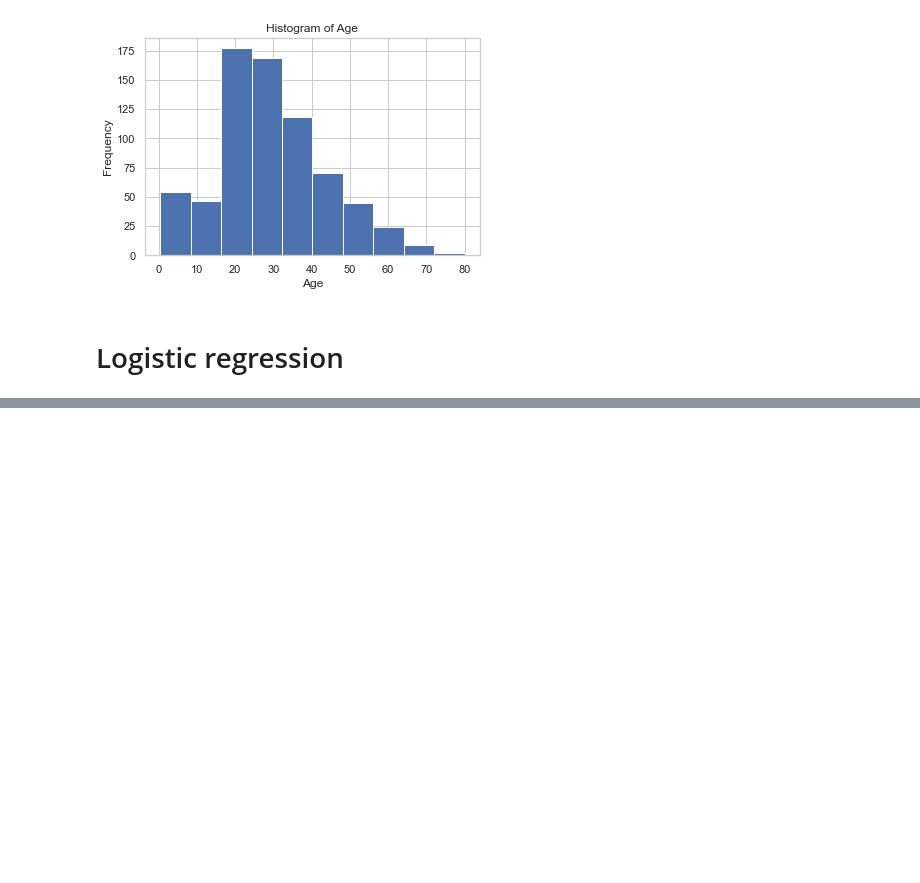
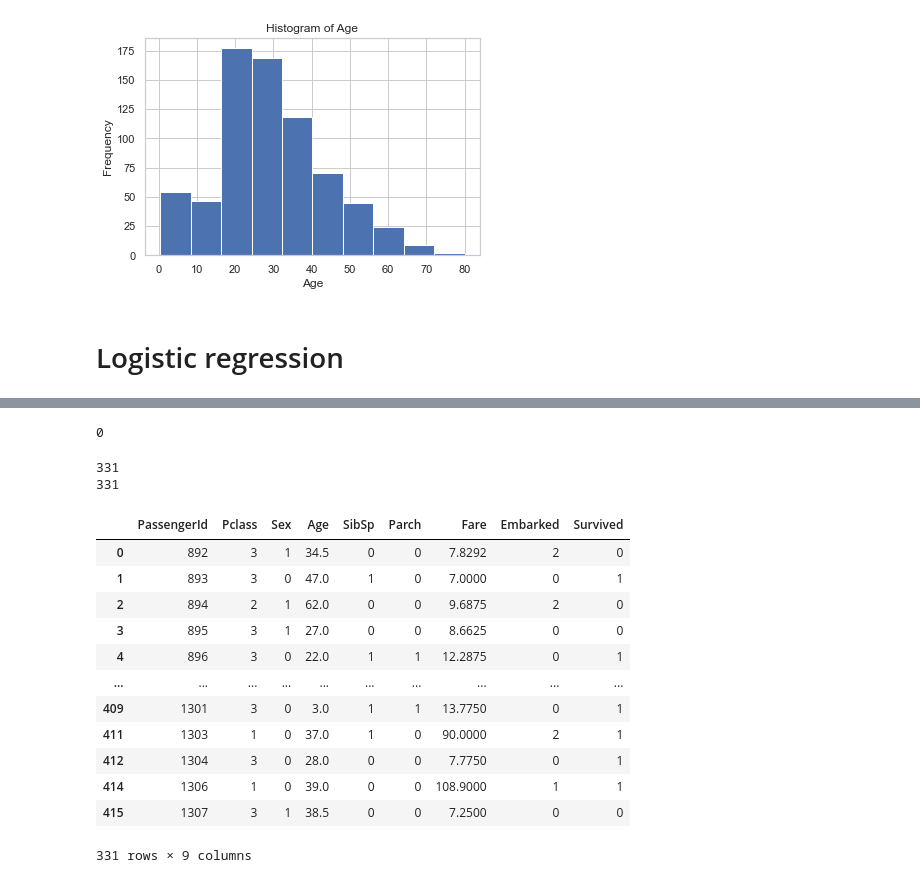
Before and after one commit to marjanilkov/kaggleTitanic, a Jupyter notebook: kaggle_titanic.ipynb, the cells around one changed output, grey strips where cells are left out. Drawn from its saved outputs; the diff is of its cells as text; code cells hidden in the pictures; blank space fills up the shorter version.

```diff
--- a/kaggle_titanic.ipynb
+++ b/kaggle_titanic.ipynb
@@ -217,0 +279,3 @@ ValueError: could not convert string to float: 'Braund, Mr. Owen Harris'
+# %%
+logreg = LogisticRegression()
+logreg.fit(X, y)
@@ -217,0 +293,7 @@ ValueError: could not convert string to float: 'Braund, Mr. Owen Harris'
+# %%
+testdf = pd.read_csv('test.csv')  # load the data
+testdf[testdf['Age'].isna()]
+testdf.dropna(subset = ["Age"], inplace=True)
+testdf.dropna(subset = ["Embarked"], inplace=True)
+testdf.dropna(subset = ["Fare"], inplace=True)
+testdf[testdf['PassengerId'].isna()]
@@ -217,0 +302,10 @@ ValueError: could not convert string to float: 'Braund, Mr. Owen Harris'
+# %%
+
+
+# Let's clean it the same way as before
+testdf = testdf.drop(["Name", "Cabin", "Ticket"], axis=1)
+testdf.replace({'Sex': {'female': 0, 'male': 1}}, inplace=True)
+testdf.replace({'Embarked': {'S': 0, 'C': 1, 'Q' : 2}}, inplace=True)
+X_test = testdf.loc[:, testdf.columns != 'Survived']
+y_pred = testdf.loc[:, testdf.columns == 'Survived']
+X_test
@@ -217,0 +326,29 @@ ValueError: could not convert string to float: 'Braund, Mr. Owen Harris'
+# %%
+X_test.isnull().sum().sum()
+# %% [output]
+0
+# %%
+y_pred = logreg.predict(X_test)
+print(len(y_pred))
+print(len(X_test))
+# %% [output]
+331
+331
+# %%
+# Add the prediction to the X_test and then extracting them
+X_test['Survived'] = y_pred
+X_test
+# %% [output]
+|  | PassengerId | Pclass | Sex | Age | SibSp | Parch | Fare | Embarked | Survived |
+| 0 | 892 | 3 | 1 | 34.5 | 0 | 0 | 7.8292 | 2 | 0 |
+| 1 | 893 | 3 | 0 | 47.0 | 1 | 0 | 7.0000 | 0 | 1 |
+| 2 | 894 | 2 | 1 | 62.0 | 0 | 0 | 9.6875 | 2 | 0 |
+| 3 | 895 | 3 | 1 | 27.0 | 0 | 0 | 8.6625 | 0 | 0 |
+| 4 | 896 | 3 | 0 | 22.0 | 1 | 1 | 12.2875 | 0 | 1 |
+| ... | ... | ... | ... | ... | ... | ... | ... | ... | ... |
+| 409 | 1301 | 3 | 0 | 3.0 | 1 | 1 | 13.7750 | 0 | 1 |
+| 411 | 1303 | 1 | 0 | 37.0 | 1 | 0 | 90.0000 | 2 | 1 |
+| 412 | 1304 | 3 | 0 | 28.0 | 0 | 0 | 7.7750 | 0 | 1 |
+| 414 | 1306 | 1 | 0 | 39.0 | 0 | 0 | 108.9000 | 1 | 1 |
+| 415 | 1307 | 3 | 1 | 38.5 | 0 | 0 | 7.2500 | 0 | 0 |
+331 rows × 9 columns
```
Also changed, not shown: parts of 19 cells of this notebook.
